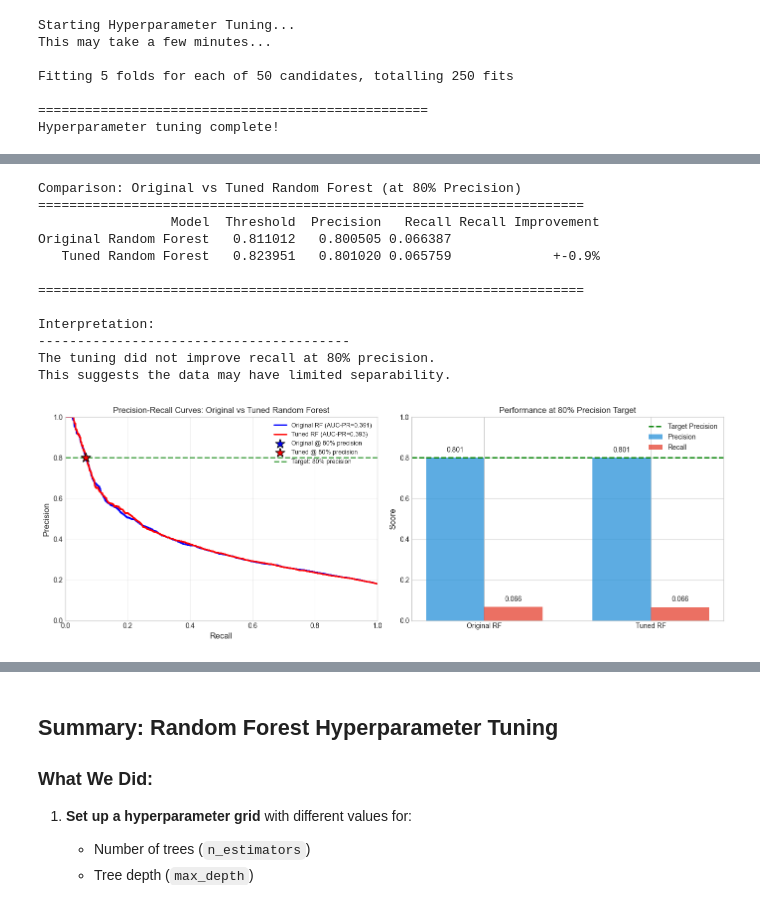
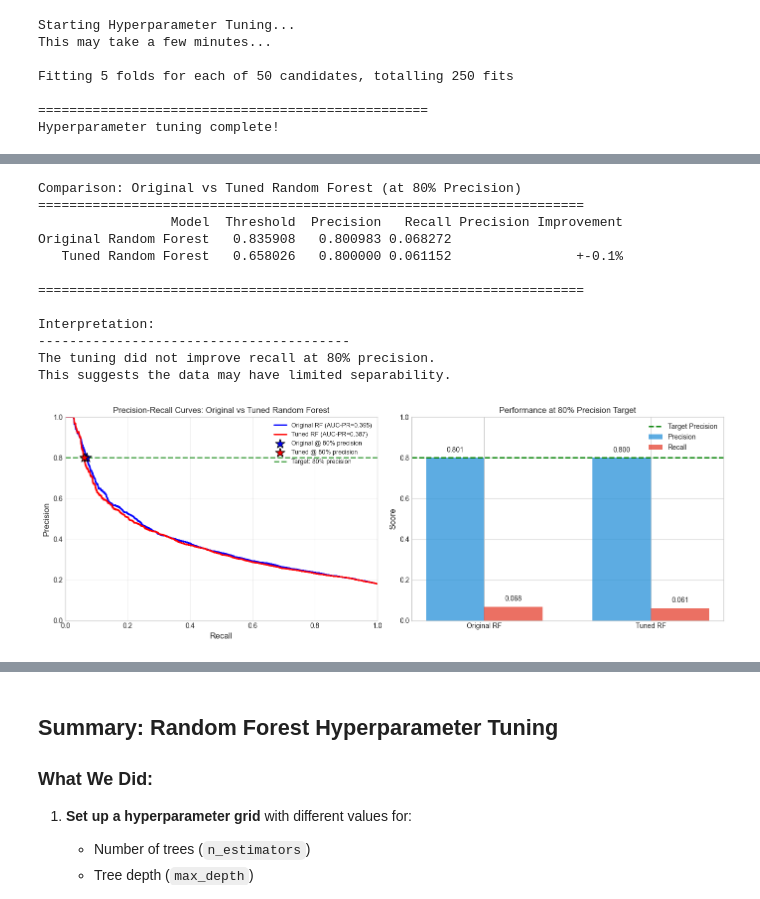
Before and after one commit to saras-audrius/EAISI-Group-Project---NHS, a Jupyter notebook: code/Models Yvonne.ipynb, the cells around one changed output, grey strips where cells are left out. Cells and saved outputs as stored; diff of their text form; code cells hidden in the pictures.

Commit message:
reduce overfitting RF + added XGBoost
I worked on not overfitting the random forest model.
I got all the information that was not in the report yet.
I added XG Boost.

```diff
--- a/code/Models Yvonne.ipynb
+++ b/code/Models Yvonne.ipynb
@@ -1368,7 +1754,7 @@ random_search = RandomizedSearchCV(
     estimator=rf_pipeline,
     param_distributions=param_grid,
     n_iter=50,                    # Number of random combinations to try
-    scoring='recall',             # Optimize for recall
+    scoring='precision',             # Optimize for precision
     cv=5,                         # 5-fold cross-validation
     random_state=42,
     n_jobs=-1,                    # Use all CPU cores
@@ -1504,10 +2012,10 @@ comparison_data = {
 }
 
 comparison_df = pd.DataFrame(comparison_data)
-comparison_df['Recall Improvement'] = ''
-if original_recall > 0:
-    improvement = ((achieved_recall_tuned - original_recall) / original_recall) * 100
-    comparison_df.loc[1, 'Recall Improvement'] = f"+{improvement:.1f}%"
+comparison_df['Precision Improvement'] = ''
+if original_precision > 0:
+    improvement = ((achieved_precision_tuned - original_precision) / original_precision) * 100
+    comparison_df.loc[1, 'Precision Improvement'] = f"+{improvement:.1f}%"
 
 print("Comparison: Original vs Tuned Random Forest (at 80% Precision)")
 print("=" * 70)
@@ -1517,7 +2025,7 @@ print("\n" + "=" * 70)
 # Interpret the results
 print("\nInterpretation:")
 print("-" * 40)
-if achieved_recall_tuned > original_recall:
+if achieved_precision_tuned > original_precision:
     print(f"The tuned model finds {achieved_recall_tuned:.1%} of good outcomes")
     print(f"compared to {original_recall:.1%} with the original model.")
     print(f"\nThis is a {improvement:.1f}% relative improvement in recall!")
@@ -1527,9 +2035,9 @@ else:
 # %% [output]
 Comparison: Original vs Tuned Random Forest (at 80% Precision)
 ======================================================================
-                 Model  Threshold  Precision   Recall Recall Improvement
-Original Random Forest   0.811012   0.800505 0.066387
-   Tuned Random Forest   0.823951   0.801020 0.065759             +-0.9%
+                 Model  Threshold  Precision   Recall Precision Improvement
+Original Random Forest   0.835908   0.800983 0.068272
+   Tuned Random Forest   0.658026   0.800000 0.061152                +-0.1%
 
 ======================================================================
 
@@ -1576,39 +2084,39 @@ ax.grid(True, alpha=0.3)
 # --- Right plot: Bar comparison ---
 ax = axes[1]
 
-models = ['Original RF', 'Tuned RF']
+rf_comparison_labels = ['Original RF', 'Tuned RF']
 recalls = [original_recall, achieved_recall_tuned]
 precisions = [original_precision, achieved_precision_tuned]
 
-x = np.arange(len(models))
+x = np.arange(len(rf_comparison_labels))
 width = 0.35
 
 bars1 = ax.bar(x - width/2, precisions, width, label='Precision', color='#3498db', alpha=0.8)
 bars2 = ax.bar(x + width/2, recalls, width, label='Recall', color='#e74c3c', alpha=0.8)
 
 ax.axhline(y=0.80, color='green', linestyle='--', linewidth=2, label='Target Precision')
 
 ax.set_ylabel('Score', fontsize=12)
 ax.set_title('Performance at 80% Precision Target', fontsize=12)
 ax.set_xticks(x)
-ax.set_xticklabels(models)
+ax.set_xticklabels(rf_comparison_labels)
 ax.legend()
 ax.set_ylim(0, 1)
 
 # Add value labels
 for bar in bars1:
     height = bar.get_height()
     ax.text(bar.get_x() + bar.get_width()/2., height + 0.02, f'{height:.3f}',
             ha='center', va='bottom', fontsize=10)
 for bar in bars2:
     height = bar.get_height()
     ax.text(bar.get_x() + bar.get_width()/2., height + 0.02, f'{height:.3f}',
             ha='center', va='bottom', fontsize=10)
 
 plt.tight_layout()
 plt.show()
 # %% [output]
-[figure, old version]
+[figure, new version]
 # %%
 # Step 15g: Full Evaluation of Tuned Model at 80% Precision
 # ==========================================================
```
Also changed, not shown: parts of 41 cells of this notebook.
